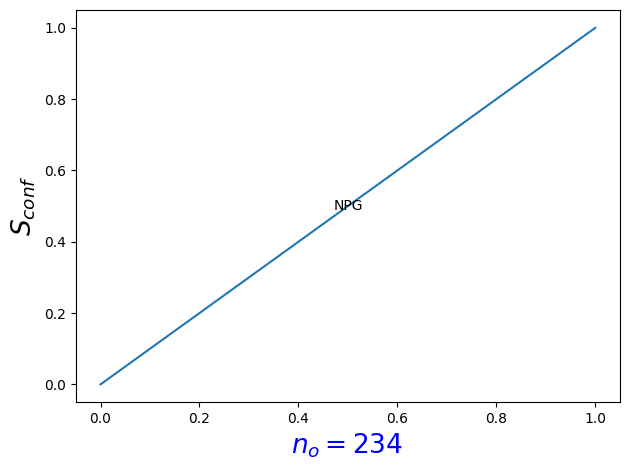
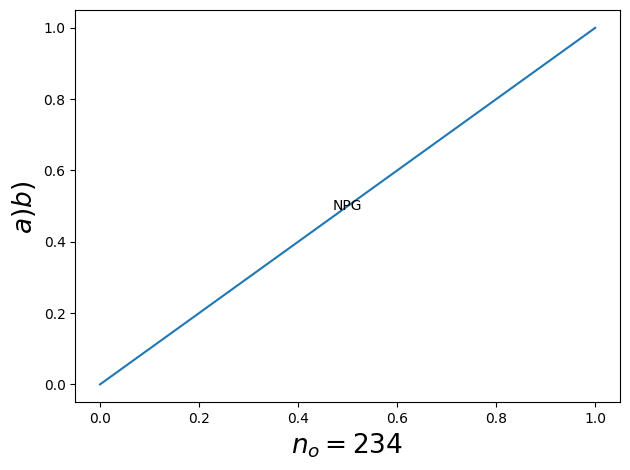
The change to this notebook cell's code, shown as a diff; its figure went from the first image to the second:
--- before
+++ after
@@ -9,6 +9,6 @@
 ax.set_xlabel(r'$n_o = 2 3 4' \
 '$ ', fontsize=19)
-ax.set_ylabel(r'$S_{conf}$ ', fontsize=19)
-ax.xaxis.label.set_color('blue')             # xlabel
+ax.set_ylabel(r'$a)b)$ ', fontsize=19)
+#ax.xaxis.label.set_color('blue')             # xlabel
 #ax.yaxis.label.set_color('blue')  
 

Commit: upc a 29 juny